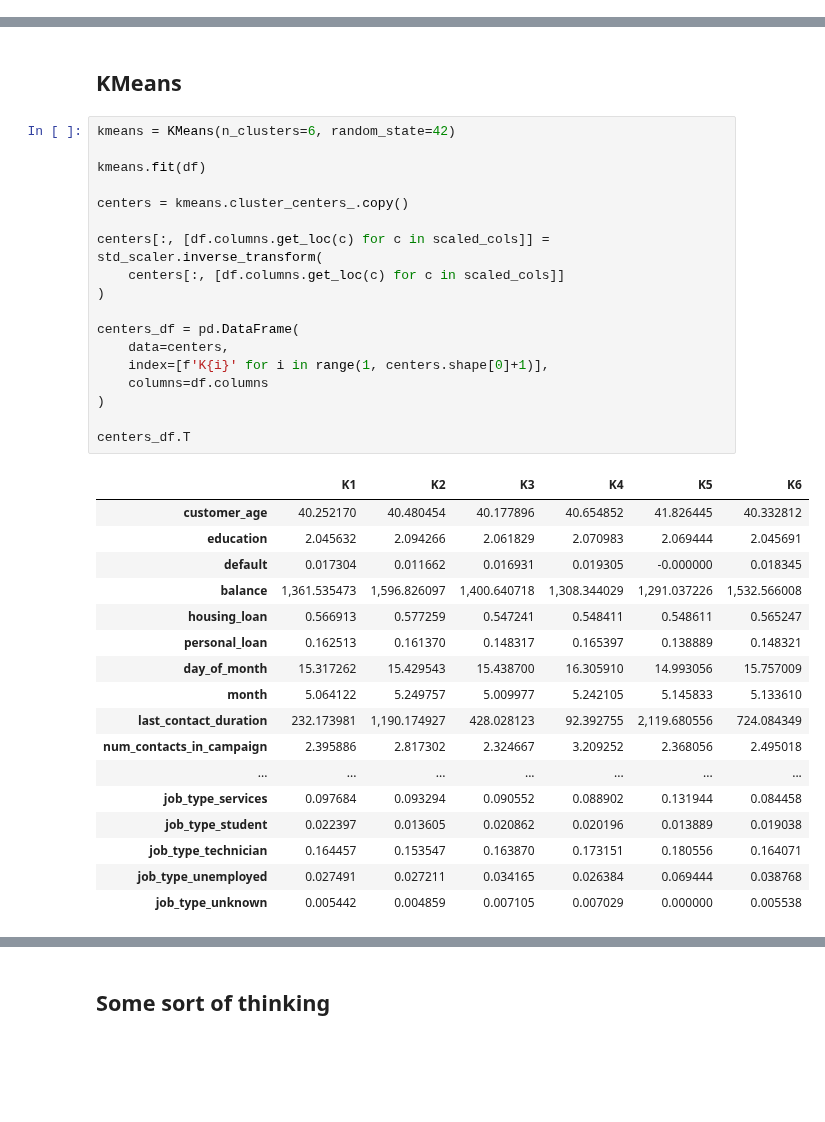
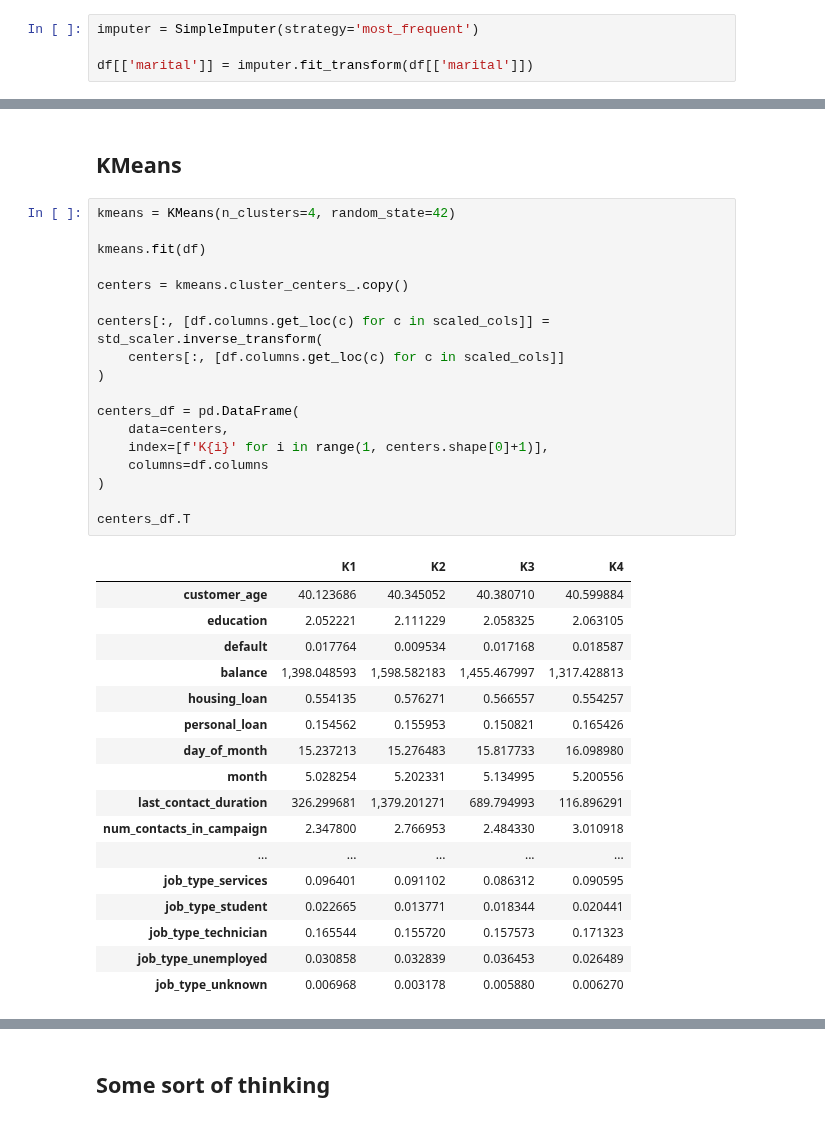
Before and after one commit to Alisizationed/sigmoid_homeworks, a Jupyter notebook: hw_12_gaussian_mixture_models_kmeans/Sigmoid_HW_12.ipynb, the cells around one changed output, grey strips where cells are left out. Saved outputs shown, nothing was run; the diff lists cells and outputs as text; blank space fills up the shorter version.

```diff
--- a/hw_12_gaussian_mixture_models_kmeans/Sigmoid_HW_12.ipynb
+++ b/hw_12_gaussian_mixture_models_kmeans/Sigmoid_HW_12.ipynb
@@ -139,6 +140,10 @@ df['default'] = df['default'].map(yes_no)
 education = {'tertiary': 3, 'secondary': 2, 'primary': 1, 'unknown': 0}
 
 df['education'] = df['education'].map(education)
+# %%
+imputer = SimpleImputer(strategy='most_frequent')
+
+df[['marital']] = imputer.fit_transform(df[['marital']])
 # %%
 dum_cols = ['marital', 'communication_type', 'job_type']
 
@@ -289,38 +302,38 @@ All in all, the main difference between these clusters are the job type, balance
 # %% [markdown]
 ## KMeans
 # %%
-kmeans = KMeans(n_clusters=6, random_state=42)
+kmeans = KMeans(n_clusters=4, random_state=42)
 
 kmeans.fit(df)
 
 centers = kmeans.cluster_centers_.copy()
 
 centers[:, [df.columns.get_loc(c) for c in scaled_cols]] = std_scaler.inverse_transform(
     centers[:, [df.columns.get_loc(c) for c in scaled_cols]]
 )
 
 centers_df = pd.DataFrame(
     data=centers,
     index=[f'K{i}' for i in range(1, centers.shape[0]+1)],
     columns=df.columns
 )
 
 centers_df.T
 # %% [output]
-|  | K1 | K2 | K3 | K4 | K5 | K6 |
-| customer_age | 40.252170 | 40.480454 | 40.177896 | 40.654852 | 41.826445 | 40.332812 |
-| education | 2.045632 | 2.094266 | 2.061829 | 2.070983 | 2.069444 | 2.045691 |
-| default | 0.017304 | 0.011662 | 0.016931 | 0.019305 | -0.000000 | 0.018345 |
-| balance | 1,361.535473 | 1,596.826097 | 1,400.640718 | 1,308.344029 | 1,291.037226 | 1,532.566008 |
-| housing_loan | 0.566913 | 0.577259 | 0.547241 | 0.548411 | 0.548611 | 0.565247 |
-| personal_loan | 0.162513 | 0.161370 | 0.148317 | 0.165397 | 0.138889 | 0.148321 |
-| day_of_month | 15.317262 | 15.429543 | 15.438700 | 16.305910 | 14.993056 | 15.757009 |
-| month | 5.064122 | 5.249757 | 5.009977 | 5.242105 | 5.145833 | 5.133610 |
-| last_contact_duration | 232.173981 | 1,190.174927 | 428.028123 | 92.392755 | 2,119.680556 | 724.084349 |
-| num_contacts_in_campaign | 2.395886 | 2.817302 | 2.324667 | 3.209252 | 2.368056 | 2.495018 |
-| ... | ... | ... | ... | ... | ... | ... |
-| job_type_services | 0.097684 | 0.093294 | 0.090552 | 0.088902 | 0.131944 | 0.084458 |
-| job_type_student | 0.022397 | 0.013605 | 0.020862 | 0.020196 | 0.013889 | 0.019038 |
-| job_type_technician | 0.164457 | 0.153547 | 0.163870 | 0.173151 | 0.180556 | 0.164071 |
-| job_type_unemployed | 0.027491 | 0.027211 | 0.034165 | 0.026384 | 0.069444 | 0.038768 |
-| job_type_unknown | 0.005442 | 0.004859 | 0.007105 | 0.007029 | 0.000000 | 0.005538 |
+|  | K1 | K2 | K3 | K4 |
+| customer_age | 40.123686 | 40.345052 | 40.380710 | 40.599884 |
+| education | 2.052221 | 2.111229 | 2.058325 | 2.063105 |
+| default | 0.017764 | 0.009534 | 0.017168 | 0.018587 |
+| balance | 1,398.048593 | 1,598.582183 | 1,455.467997 | 1,317.428813 |
+| housing_loan | 0.554135 | 0.576271 | 0.566557 | 0.554257 |
+| personal_loan | 0.154562 | 0.155953 | 0.150821 | 0.165426 |
+| day_of_month | 15.237213 | 15.276483 | 15.817733 | 16.098980 |
+| month | 5.028254 | 5.202331 | 5.134995 | 5.200556 |
+| last_contact_duration | 326.299681 | 1,379.201271 | 689.794993 | 116.896291 |
+| num_contacts_in_campaign | 2.347800 | 2.766953 | 2.484330 | 3.010918 |
+| ... | ... | ... | ... | ... |
+| job_type_services | 0.096401 | 0.091102 | 0.086312 | 0.090595 |
+| job_type_student | 0.022665 | 0.013771 | 0.018344 | 0.020441 |
+| job_type_technician | 0.165544 | 0.155720 | 0.157573 | 0.171323 |
+| job_type_unemployed | 0.030858 | 0.032839 | 0.036453 | 0.026489 |
+| job_type_unknown | 0.006968 | 0.003178 | 0.005880 | 0.006270 |
```
Also changed, not shown: parts of 14 cells of this notebook.
